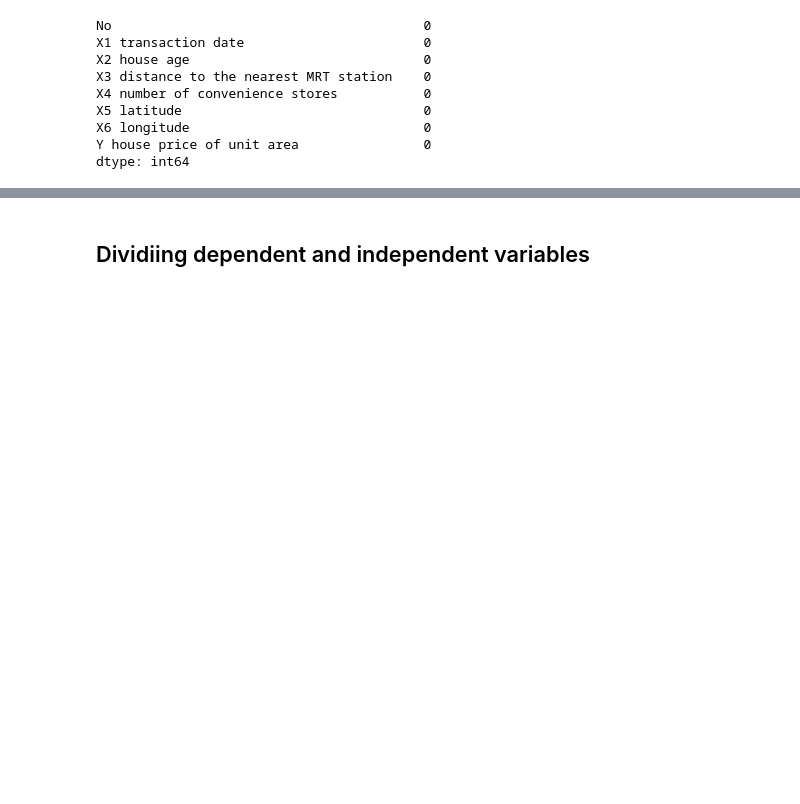
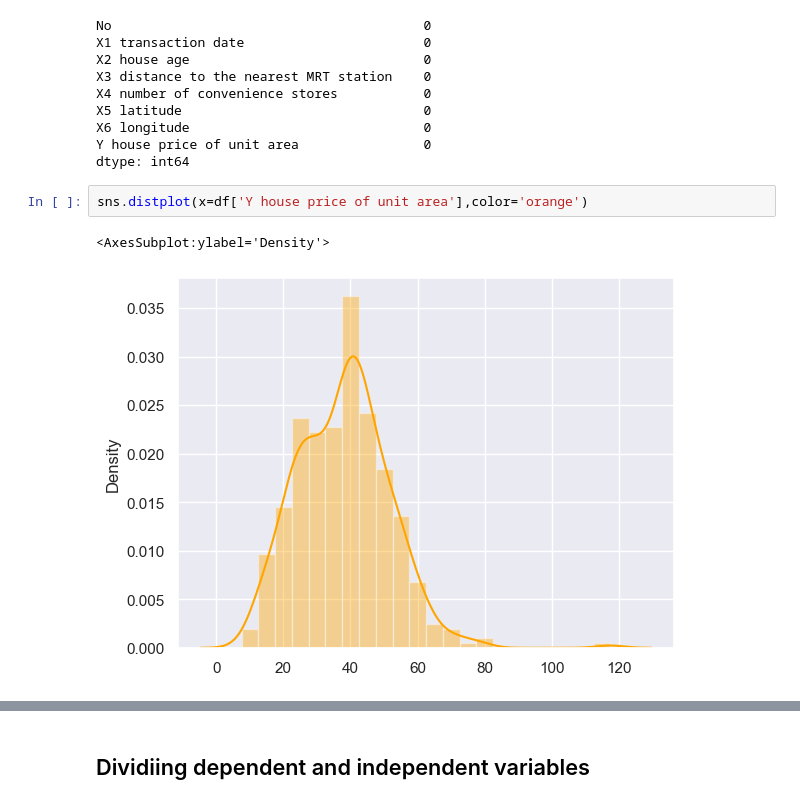
Before and after one commit to vrukkodhara/ML-Scope1, a Jupyter notebook: House Price Prediction/House Price Prediction.ipynb, the cells around one changed output, grey strips where cells are left out. Cells and saved outputs as stored; diff of their text form; blank space fills up the shorter version.

```diff
--- a/House Price Prediction/House Price Prediction.ipynb
+++ b/House Price Prediction/House Price Prediction.ipynb
@@ -47,3 +49,8 @@ X5 latitude                               0
 X6 longitude                              0
 Y house price of unit area                0
 dtype: int64
+# %%
+sns.distplot(x=df['Y house price of unit area'],color='orange')
+# %% [output]
+<AxesSubplot:ylabel='Density'>
+[figure, added]
```
Also changed, not shown: parts of 18 cells of this notebook.
